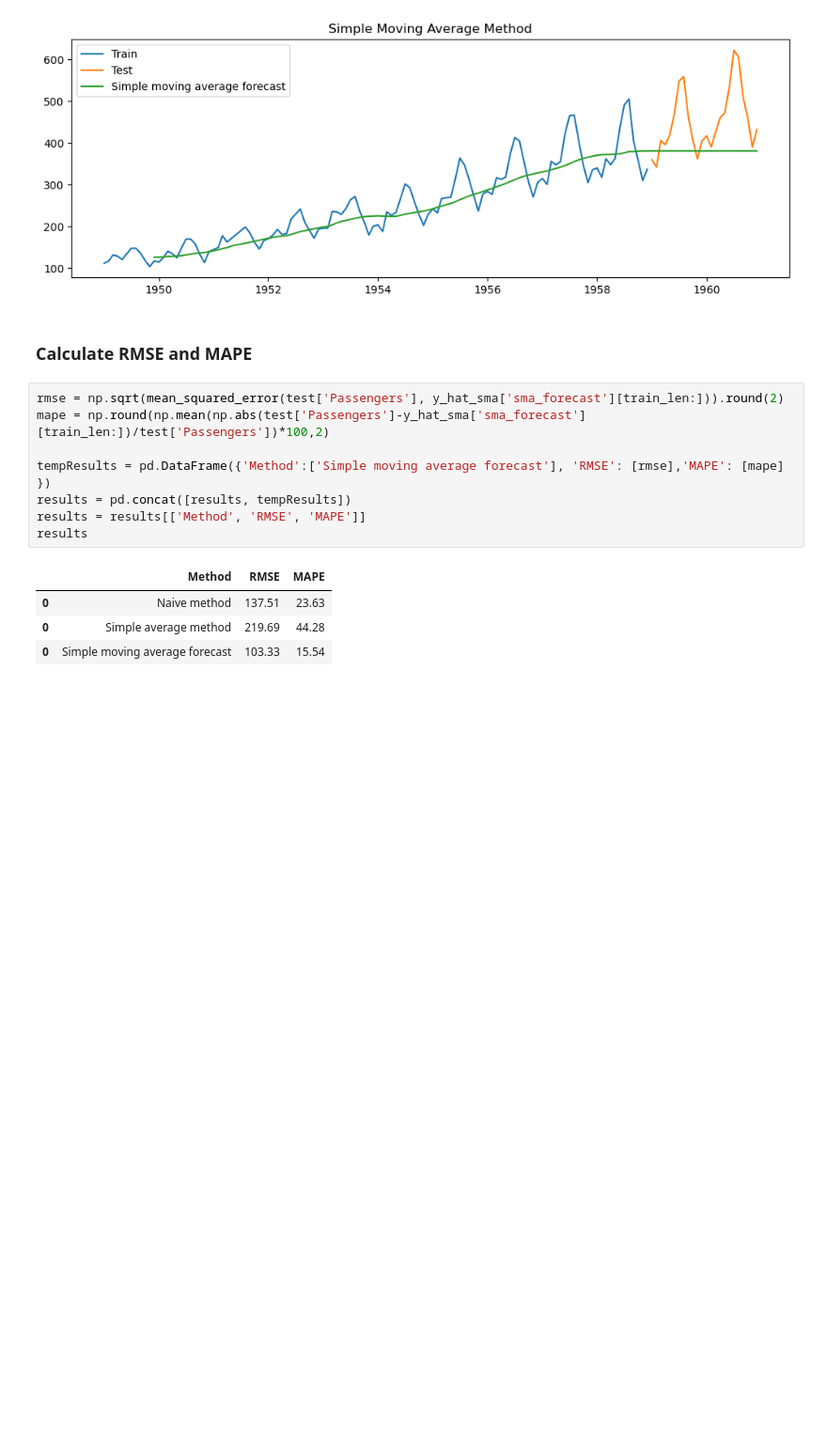
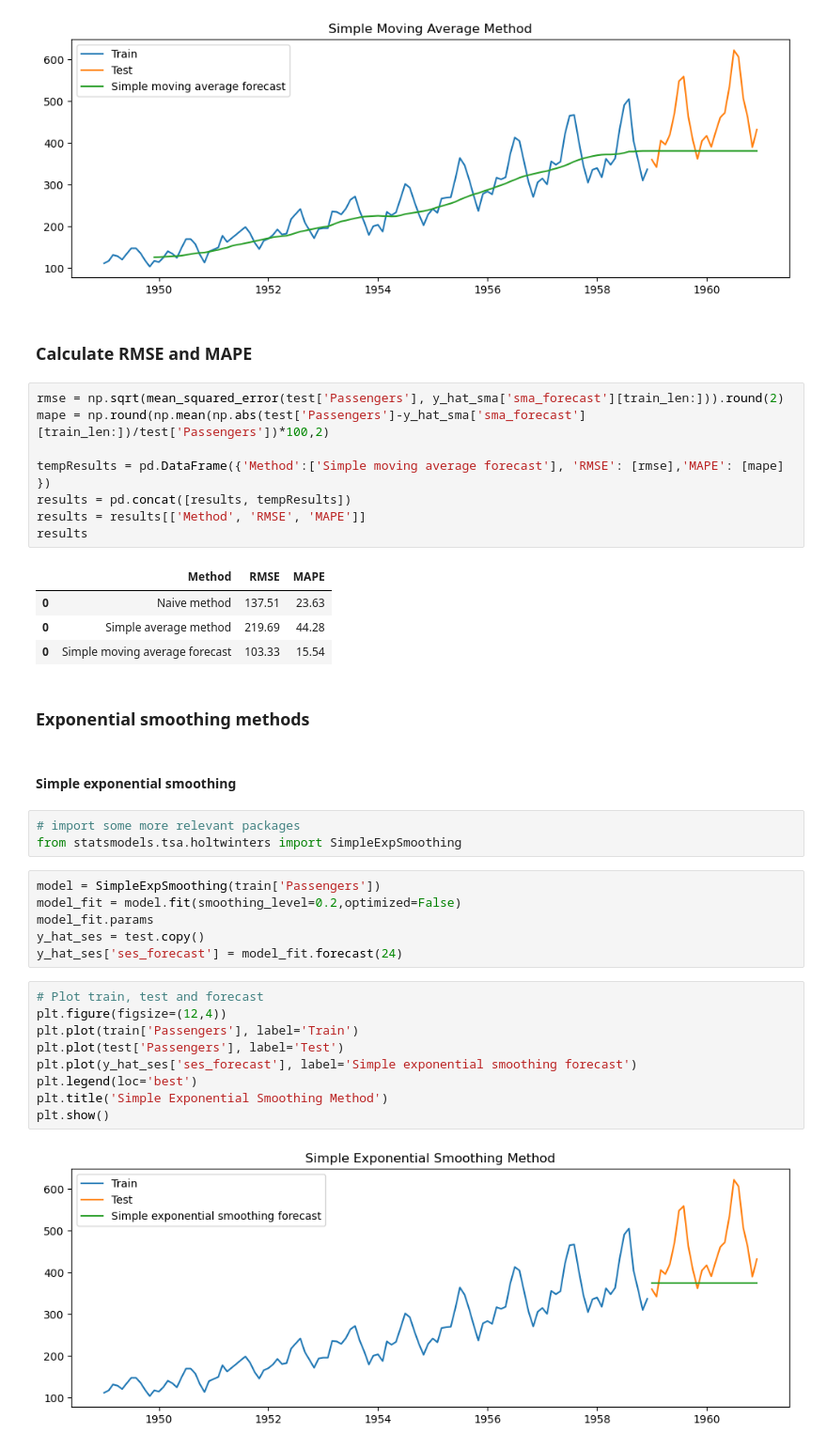
Before and after one commit to sanjanabansal1994/Time-Series-Analysis, a Jupyter notebook: Code.ipynb, the cells around one changed output. Shown at 94% size. Cells and saved outputs as stored; diff of their text form; blank space fills up the shorter version.

Commit message:
Forecasting code with simple exponential method

```diff
--- a/Code.ipynb
+++ b/Code.ipynb
@@ -202,3 +202,27 @@ results
 | 0 | Naive method | 137.51 | 23.63 |
 | 0 | Simple average method | 219.69 | 44.28 |
 | 0 | Simple moving average forecast | 103.33 | 15.54 |
+# %% [markdown]
+### Exponential smoothing methods
+# %% [markdown]
+#### Simple exponential smoothing
+# %%
+# import some more relevant packages
+from statsmodels.tsa.holtwinters import SimpleExpSmoothing
+# %%
+model = SimpleExpSmoothing(train['Passengers'])
+model_fit = model.fit(smoothing_level=0.2,optimized=False)
+model_fit.params
+y_hat_ses = test.copy()
+y_hat_ses['ses_forecast'] = model_fit.forecast(24)
+# %%
+# Plot train, test and forecast
+plt.figure(figsize=(12,4))
+plt.plot(train['Passengers'], label='Train')
+plt.plot(test['Passengers'], label='Test')
+plt.plot(y_hat_ses['ses_forecast'], label='Simple exponential smoothing forecast')
+plt.legend(loc='best')
+plt.title('Simple Exponential Smoothing Method')
+plt.show()
+# %% [output]
+[figure, added]
```
Also changed, not shown: parts of 2 cells of this notebook.
